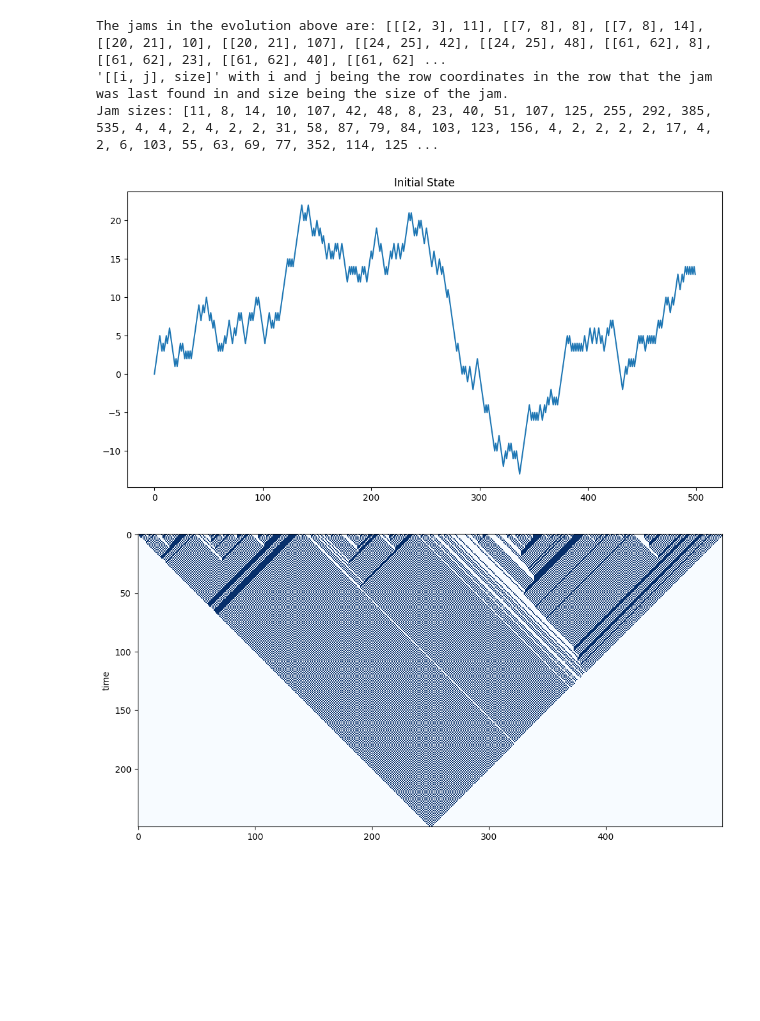
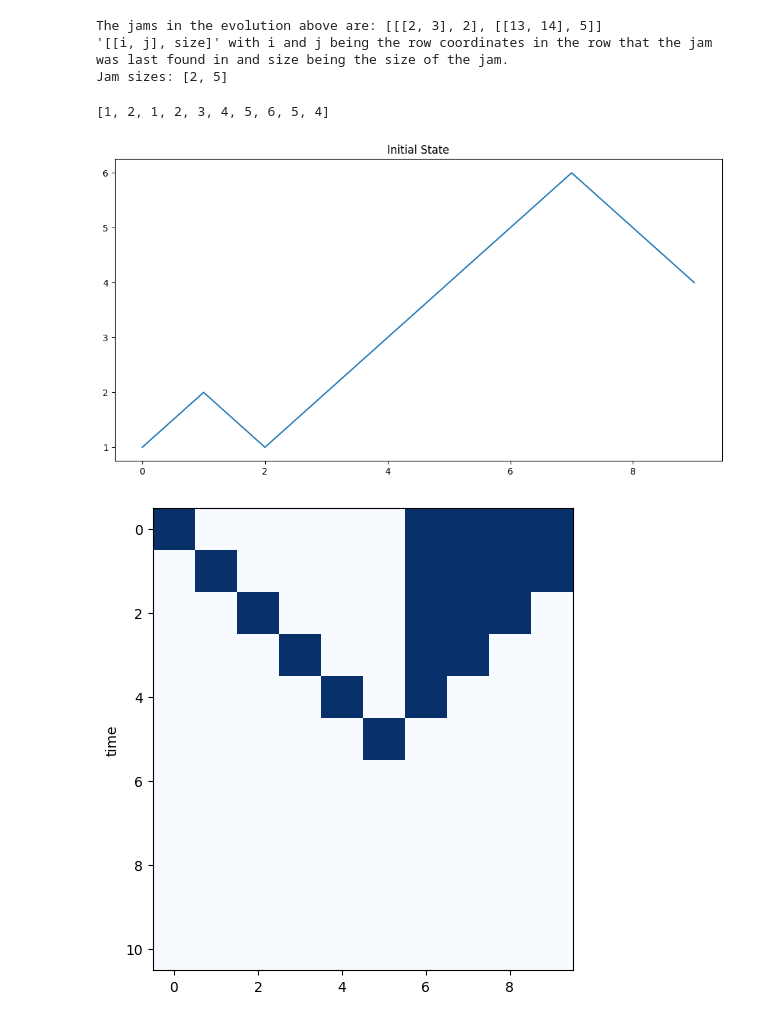
Before and after one commit to ThomasTenDamme/CSS-Group1, a Jupyter notebook: nb.ipynb, the cells around one changed output. Drawn from its saved outputs; the diff is of its cells as text; code cells hidden in the pictures; blank space fills up the shorter version.

```diff
--- a/nb.ipynb
+++ b/nb.ipynb
@@ -31,7 +31,7 @@ importlib.reload(modules)
 from modules import triangulize_evolution
 
 p = 0.5
-L = 500
+L = 20
 T = int(L / 2)
 initial_state = ca_184.gen_initial_state_bernoulli(L, p)
 
@@ -53,25 +53,29 @@ print(f"\'[[i, j], size]\' with i and j being the row coordinates in the row tha
 jam_sizes = [jam[1] for jam in jams]
 print(f"Jam sizes: {jam_sizes}")
 # %% [output]
-The jams in the evolution above are: [[[2, 3], 11], [[7, 8], 8], [[7, 8], 14], [[20, 21], 10], [[20, 21], 107], [[24, 25], 42], [[24, 25], 48], [[61, 62], 8], [[61, 62], 23], [[61, 62], 40], [[61, 62] ...
+The jams in the evolution above are: [[[2, 3], 2], [[13, 14], 5]]
 '[[i, j], size]' with i and j being the row coordinates in the row that the jam was last found in and size being the size of the jam.
-Jam sizes: [11, 8, 14, 10, 107, 42, 48, 8, 23, 40, 51, 107, 125, 255, 292, 385, 535, 4, 4, 2, 4, 2, 2, 31, 58, 87, 79, 84, 103, 123, 156, 4, 2, 2, 2, 2, 17, 4, 2, 6, 103, 55, 63, 69, 77, 352, 114, 125 ...
+Jam sizes: [2, 5]
 # %%
 importlib.reload(modules)
 from modules import triangulize_evolution
 from modules import initial_to_random_walk
 
 # Plot the random walk that is the initial state, go up for 1, down for 0
+initial_state = np.array([[1, 1, 0, 1, 1, 1, 1, 1, 0, 0]])
 random_walk = initial_to_random_walk(initial_state)
-
+print(random_walk)
 plt.figure(figsize=(12,6))
 plt.title(f'Initial State')
 plt.plot(random_walk)
 
+_, cellular_automaton = ca_184.gen_CA(L, r=1, k=2, dec_rule=184, t_end=10, s_q='0')
+# cellular_automaton = cpl.evolve(initial_state, timesteps=T, memoize=True, apply_rule=lambda n, c, t: cpl.nks_rule(n, rule=184))
 cellular_automaton = triangulize_evolution(cellular_automaton)
 
 fig, ax = plt.subplots(figsize=(12, 6))  # Adjust the size as needed
 cpl.plot(cellular_automaton, colormap='Blues')
 # %% [output]
+[1, 2, 1, 2, 3, 4, 5, 6, 5, 4]
-[figure, old version]
+[figure, new version]
-[figure, old version]
+[figure, new version]
```
Also changed, not shown: parts of 6 cells of this notebook, 1 other file.
